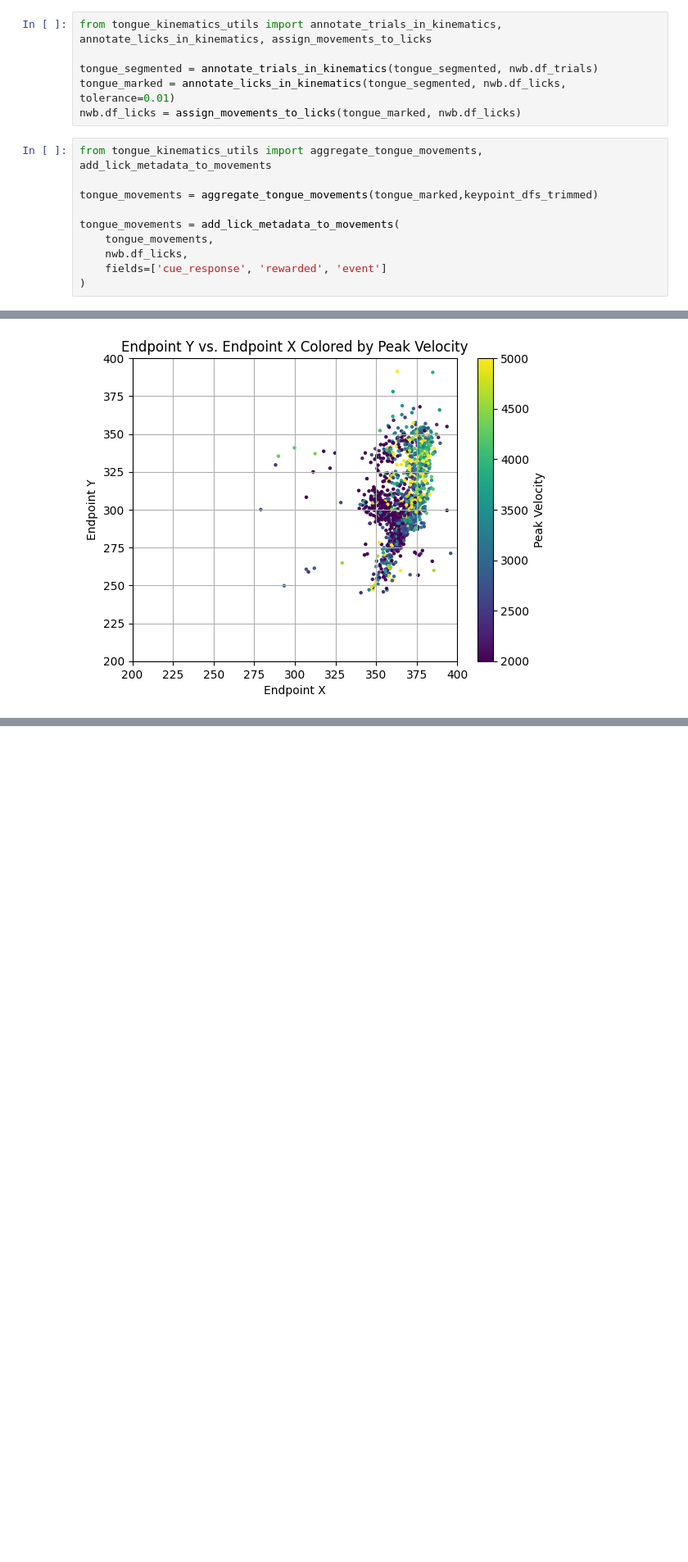
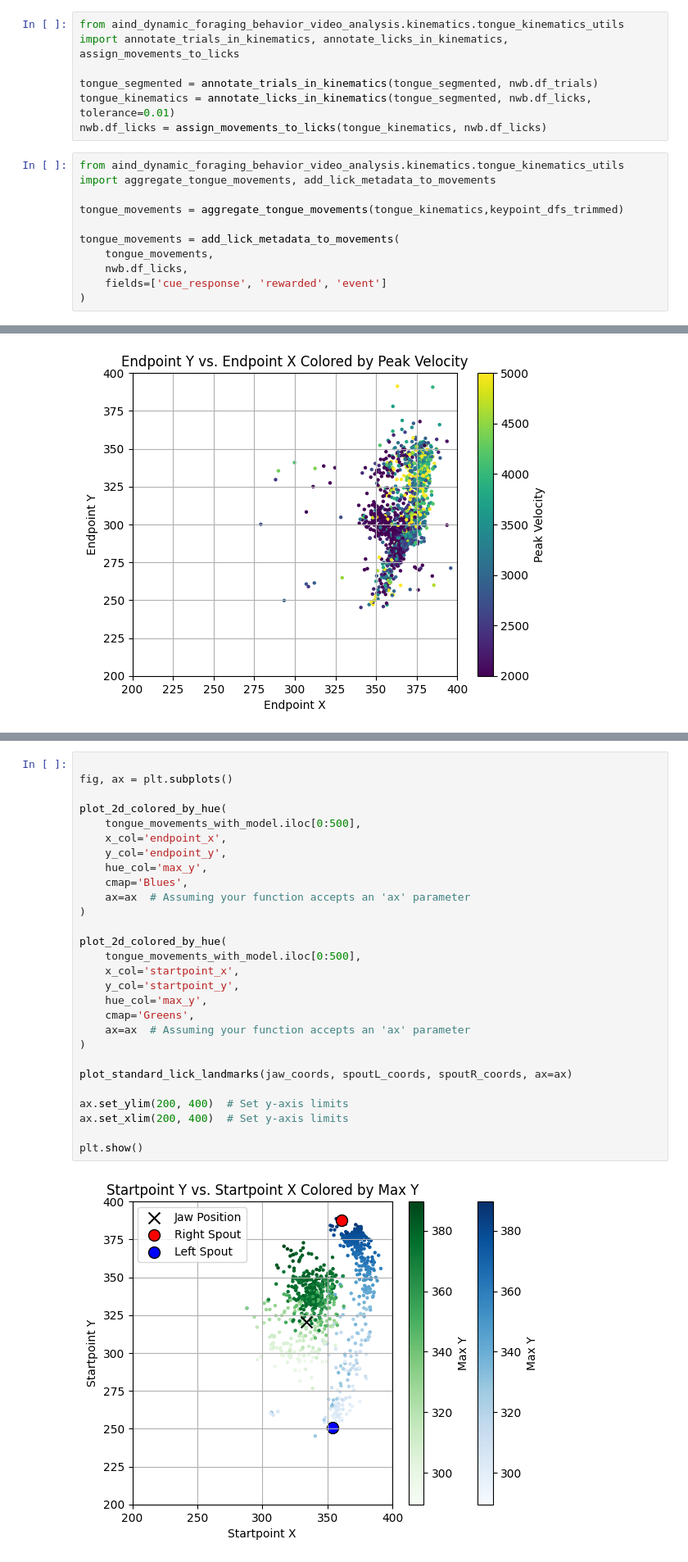
Before and after one commit to 1mattbecker/kinematics_analysis, a Jupyter notebook: code/tongue_kinematics_cueresponse.ipynb, the cells around one changed output, grey strips where cells are left out. Shown at 82% size. Cells and saved outputs as stored; diff of their text form; blank space fills up the shorter version.

```diff
--- a/code/tongue_kinematics_cueresponse.ipynb
+++ b/code/tongue_kinematics_cueresponse.ipynb
@@ -61,13 +69,13 @@ Timestamps are adjusted such that `_in_session` timestamps start at the first go
 # %%
-from tongue_kinematics_utils import annotate_trials_in_kinematics, annotate_licks_in_kinematics, assign_movements_to_licks
+from aind_dynamic_foraging_behavior_video_analysis.kinematics.tongue_kinematics_utils import annotate_trials_in_kinematics, annotate_licks_in_kinematics, assign_movements_to_licks
 
 tongue_segmented = annotate_trials_in_kinematics(tongue_segmented, nwb.df_trials)
-tongue_marked = annotate_licks_in_kinematics(tongue_segmented, nwb.df_licks, tolerance=0.01)
-nwb.df_licks = assign_movements_to_licks(tongue_marked, nwb.df_licks)
+tongue_kinematics = annotate_licks_in_kinematics(tongue_segmented, nwb.df_licks, tolerance=0.01)
+nwb.df_licks = assign_movements_to_licks(tongue_kinematics, nwb.df_licks)
 # %%
-from tongue_kinematics_utils import aggregate_tongue_movements, add_lick_metadata_to_movements
+from aind_dynamic_foraging_behavior_video_analysis.kinematics.tongue_kinematics_utils import aggregate_tongue_movements, add_lick_metadata_to_movements
 
-tongue_movements = aggregate_tongue_movements(tongue_marked,keypoint_dfs_trimmed)
+tongue_movements = aggregate_tongue_movements(tongue_kinematics,keypoint_dfs_trimmed)
 
 tongue_movements = add_lick_metadata_to_movements(
     tongue_movements,
@@ -753,0 +762,30 @@ no_lick_movements = tongue_movements_with_model.query('has_lick == False')
+# %%
+
+fig, ax = plt.subplots()
+
+plot_2d_colored_by_hue(
+    tongue_movements_with_model.iloc[0:500],
+    x_col='endpoint_x',
+    y_col='endpoint_y',
+    hue_col='max_y',
+    cmap='Blues',
+    ax=ax  # Assuming your function accepts an 'ax' parameter
+)
+
+plot_2d_colored_by_hue(
+    tongue_movements_with_model.iloc[0:500],
+    x_col='startpoint_x',
+    y_col='startpoint_y',
+    hue_col='max_y',
+    cmap='Greens',
+    ax=ax  # Assuming your function accepts an 'ax' parameter
+)
+
+plot_standard_lick_landmarks(jaw_coords, spoutL_coords, spoutR_coords, ax=ax)
+
+ax.set_ylim(200, 400)  # Set y-axis limits
+ax.set_xlim(200, 400)  # Set y-axis limits
+
+plt.show()
+# %% [output]
+[figure, added]
```
Also changed, not shown: parts of 17 cells of this notebook, 3 other files.
